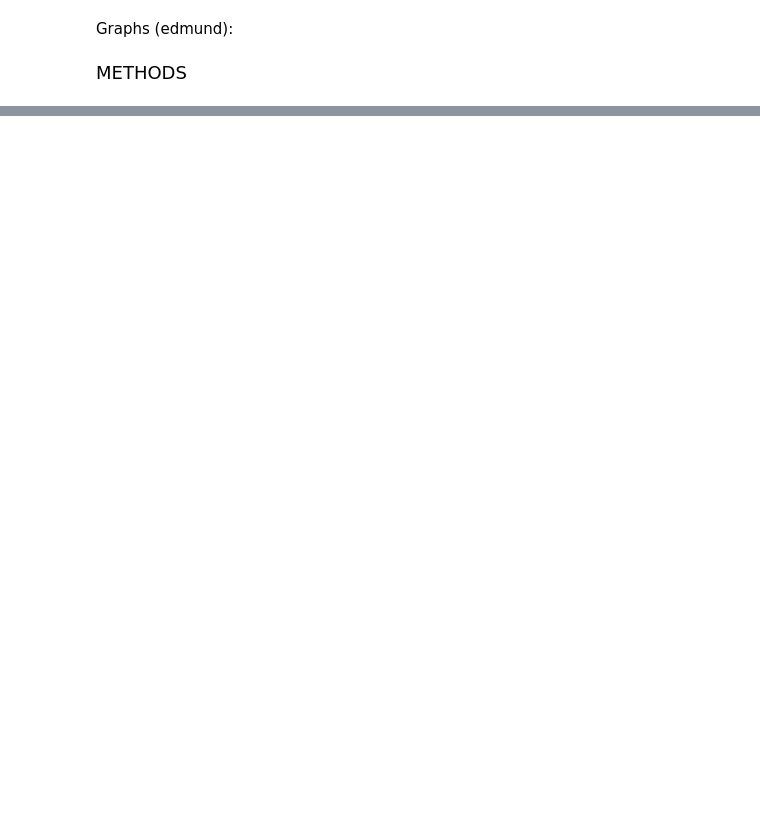
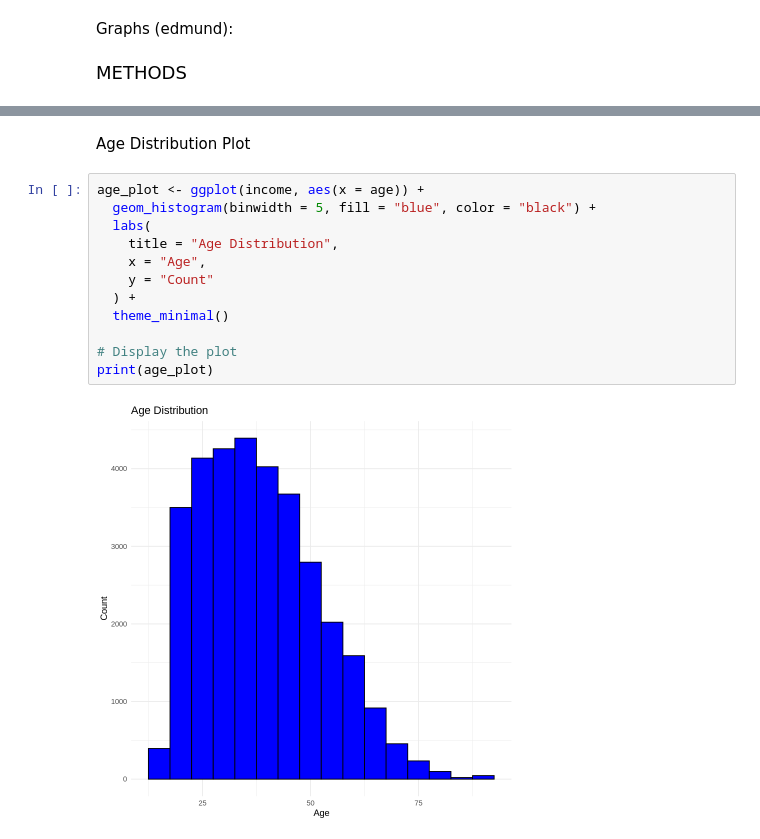
Before and after one commit to Praj-na/stat201-groupproject, a Jupyter notebook: Project-G14.ipynb, the cells around one changed output, grey strips where cells are left out. Drawn from its saved outputs; the diff is of its cells as text; blank space fills up the shorter version.

```diff
--- a/Project-G14.ipynb
+++ b/Project-G14.ipynb
@@ -70,0 +105,16 @@ Graphs (edmund):
+# %% [markdown]
+Age Distribution Plot
+# %%
+age_plot <- ggplot(income, aes(x = age)) +
+  geom_histogram(binwidth = 5, fill = "blue", color = "black") +
+  labs(
+    title = "Age Distribution",
+    x = "Age",
+    y = "Count"
+  ) +
+  theme_minimal()
+
+# Display the plot
+print(age_plot)
+# %% [output]
+[figure, added]
```
Also changed, not shown: parts of 13 cells of this notebook.
